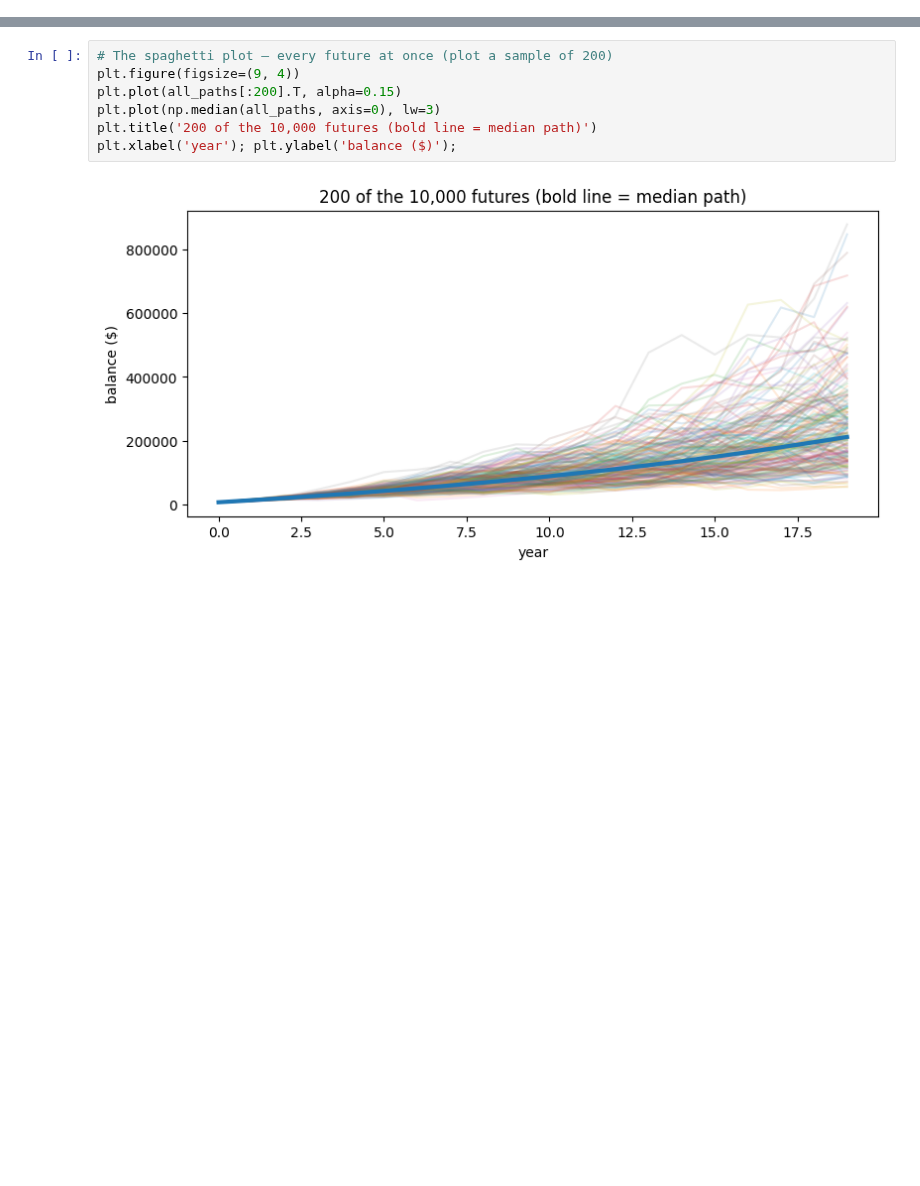
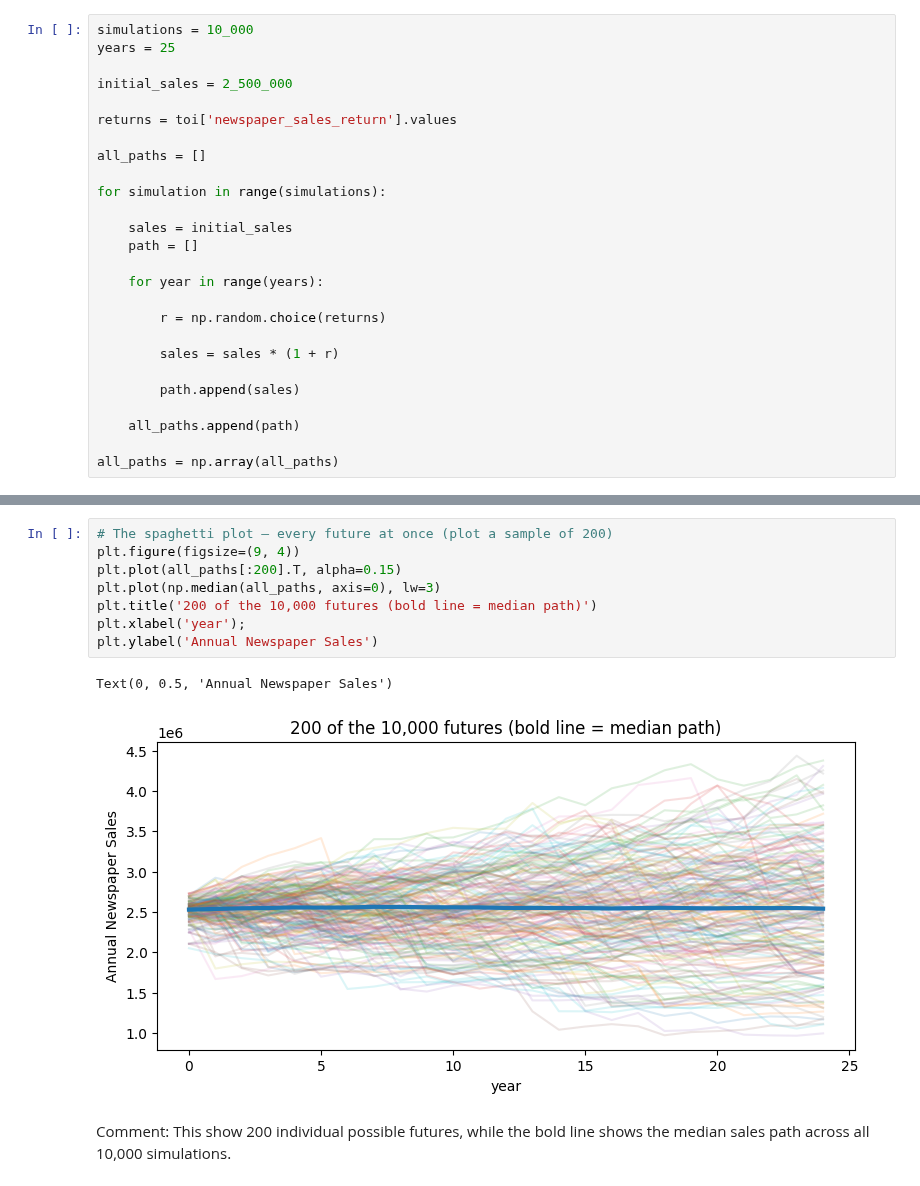
Before and after one commit to k-git-uconn/Studio1-BDM-F26, a Jupyter notebook: studio1/Assignment1/Studio1_Retirement_MC_TOI.ipynb, the cells around one changed output, grey strips where cells are left out. Cells and saved outputs as stored; diff of their text form; blank space fills up the shorter version.

```diff
--- a/studio1/Assignment1/Studio1_Retirement_MC_TOI.ipynb
+++ b/studio1/Assignment1/Studio1_Retirement_MC_TOI.ipynb
@@ -44,0 +58,26 @@ worst year: {'year': 1931.0, 'newspaper_sales_return': -0.269357, 'return_percen
+# %%
+simulations = 10_000
+years = 25
+
+initial_sales = 2_500_000
+
+returns = toi['newspaper_sales_return'].values
+
+all_paths = []
+
+for simulation in range(simulations):
+
+    sales = initial_sales
+    path = []
+
+    for year in range(years):
+
+        r = np.random.choice(returns)
+
+        sales = sales * (1 + r)
+
+        path.append(sales)
+
+    all_paths.append(path)
+
+all_paths = np.array(all_paths)
@@ -45,10 +86,14 @@ worst year: {'year': 1931.0, 'newspaper_sales_return': -0.269357, 'return_percen
 # %%
 # The spaghetti plot — every future at once (plot a sample of 200)
 plt.figure(figsize=(9, 4))
 plt.plot(all_paths[:200].T, alpha=0.15)
 plt.plot(np.median(all_paths, axis=0), lw=3)
 plt.title('200 of the 10,000 futures (bold line = median path)')
-plt.xlabel('year'); plt.ylabel('balance ($)');
+plt.xlabel('year');
+plt.ylabel('Annual Newspaper Sales')
 # %% [output]
+Text(0, 0.5, 'Annual Newspaper Sales')
-[figure, old version]
+[figure, new version]
+# %% [markdown]
+Comment: This show 200 individual possible futures, while the bold line shows the median sales path across all 10,000 simulations.
 # %%
```
Also changed, not shown: parts of 17 cells of this notebook.
